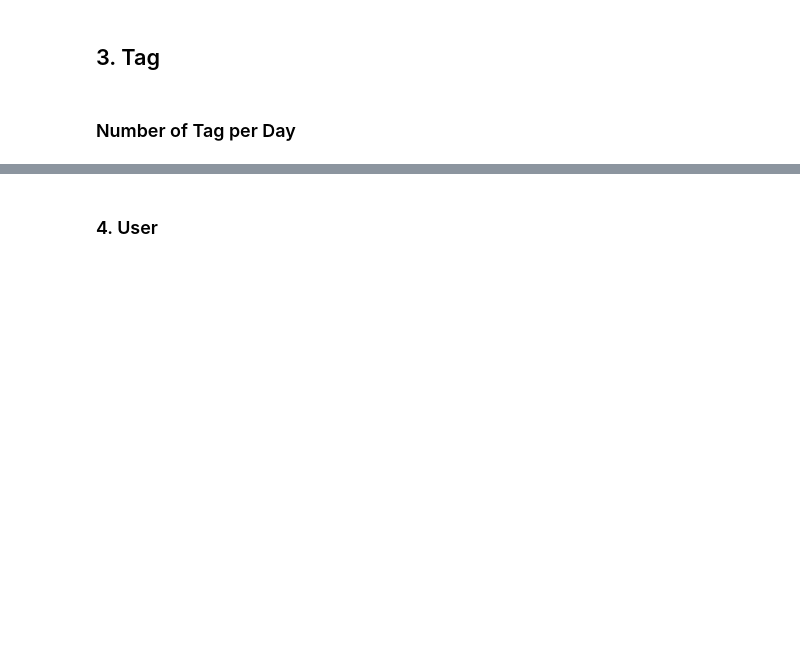
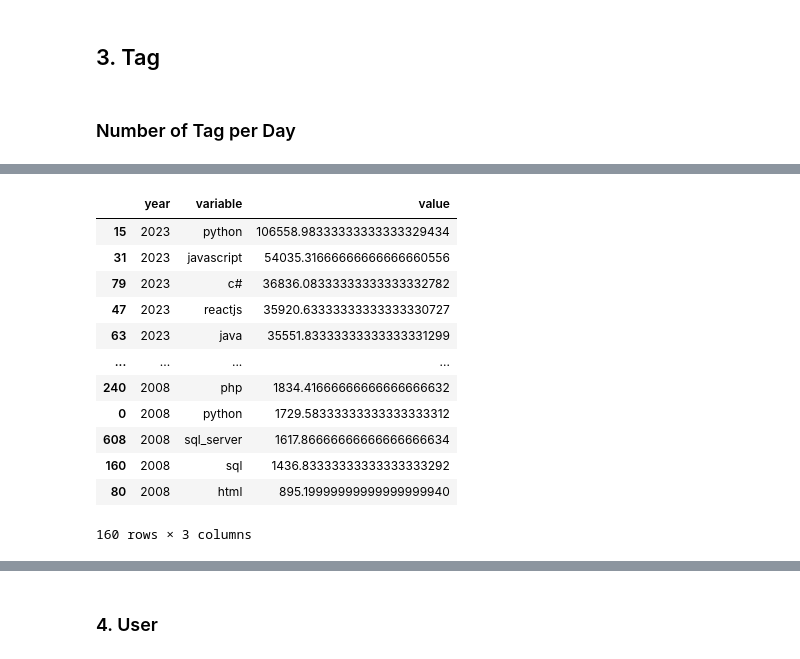
Before and after one commit to boysbeanxious/stackoverflow_src, a Jupyter notebook: DA/1_visualization.ipynb, the cells around one changed output, grey strips where cells are left out. Drawn from its saved outputs; the diff is of its cells as text; code cells hidden in the pictures; blank space fills up the shorter version.

```diff
--- a/DA/1_visualization.ipynb
+++ b/DA/1_visualization.ipynb
@@ -173,6 +171,9 @@ with open('../../data/df_usr_q_cre_avg_med.pkl', 'rb') as f:
 # %%
 with open('../../data/df_usr_a_cre_avg_med.pkl', 'rb') as f:
     df_usr_a_cre_avg_med = pickle.load(f)
+# %%
+with open('../../data/df_postcnt_per_tag_year.pkl', 'rb') as f:
+    df_postcnt_per_tag_year = pickle.load(f)
 # %%
 df_da['date']   = df_da['q_creationdate'].dt.date
 df_da['year']   = df_da['q_creationdate'].dt.year
@@ -1290,0 +1342,16 @@ plt.show();
+# %%
+df_postcnt_top10
+# %% [output]
+|  | year | variable | value |
+| 15 | 2023 | python | 106558.98333333333333329434 |
+| 31 | 2023 | javascript | 54035.31666666666666660556 |
+| 79 | 2023 | c# | 36836.08333333333333332782 |
+| 47 | 2023 | reactjs | 35920.63333333333333330727 |
+| 63 | 2023 | java | 35551.83333333333333331299 |
+| ... | ... | ... | ... |
+| 240 | 2008 | php | 1834.41666666666666666632 |
+| 0 | 2008 | python | 1729.58333333333333333312 |
+| 608 | 2008 | sql_server | 1617.86666666666666666634 |
+| 160 | 2008 | sql | 1436.83333333333333333292 |
+| 80 | 2008 | html | 895.19999999999999999940 |
+160 rows × 3 columns
```
Also changed, not shown: parts of 96 cells of this notebook, 7 other files.
